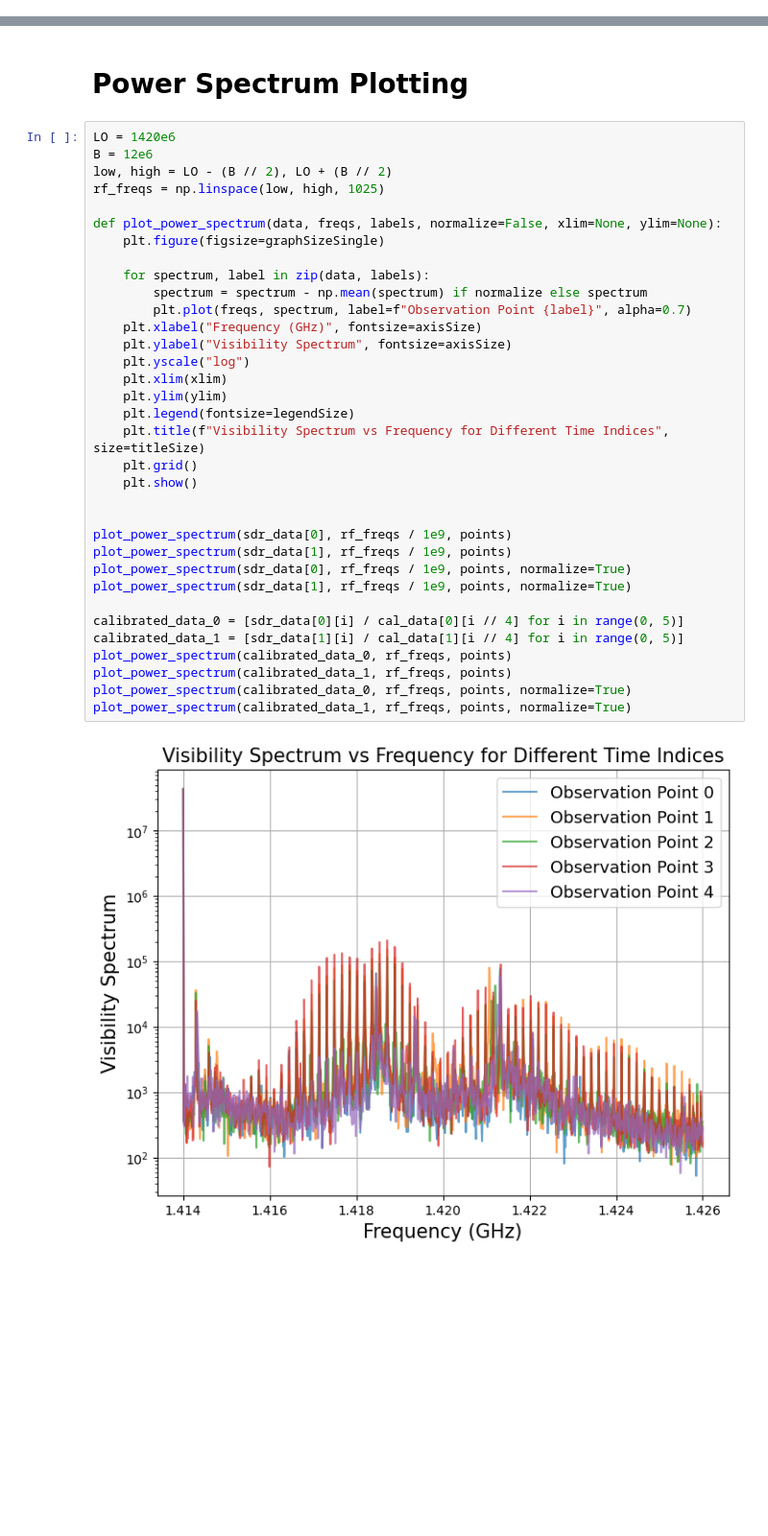
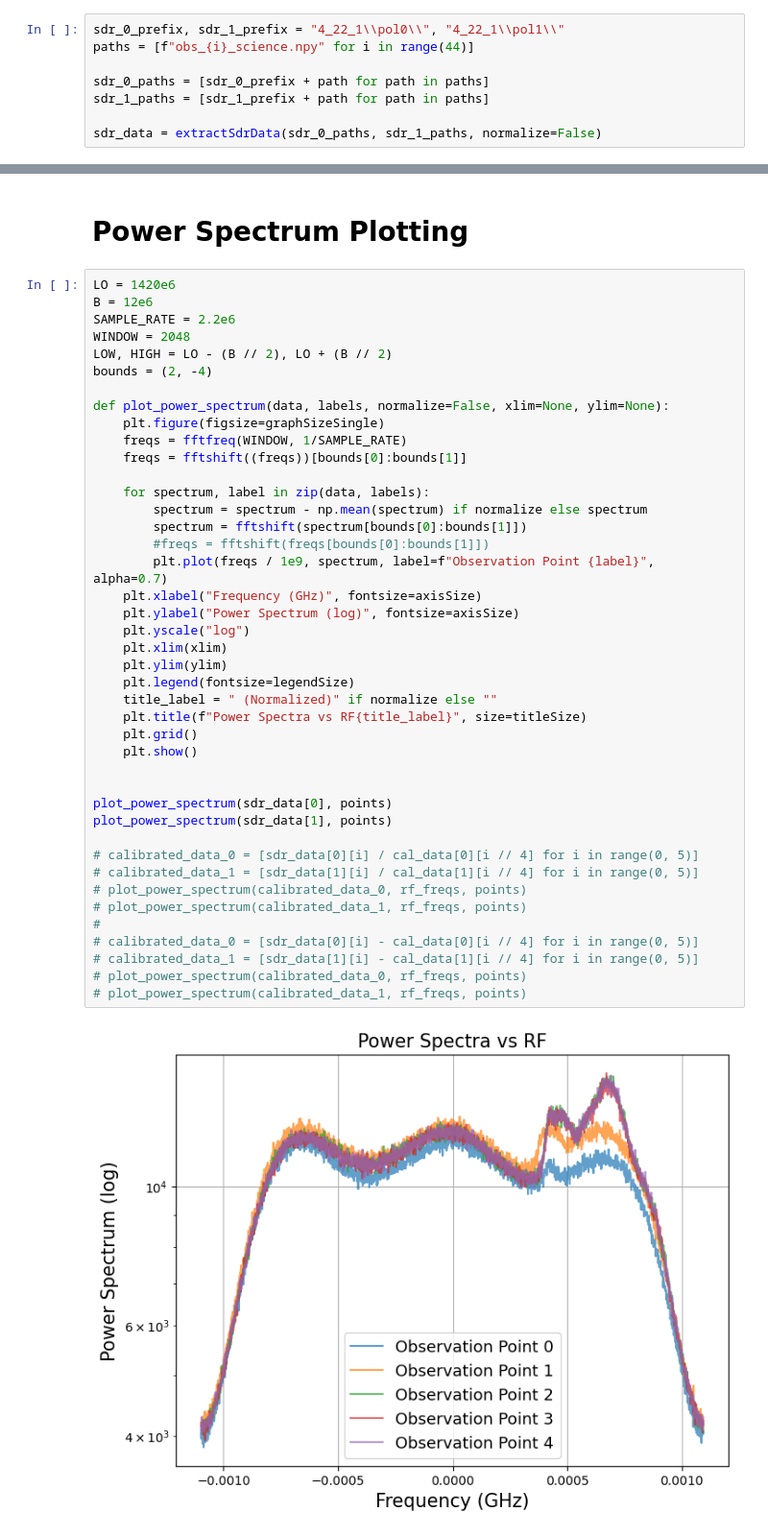
Before and after one commit to Brandon102002/ugastro, a Jupyter notebook: lab_4_analysis.ipynb, the cells around one changed output, grey strips where cells are left out. Shown at 96% size. Cells and saved outputs as stored; diff of their text form; blank space fills up the shorter version.

Commit message:
working graph of fixed point spectra without calibration

```diff
--- a/lab_4_analysis.ipynb
+++ b/lab_4_analysis.ipynb
@@ -81,3 +94,11 @@ sdr_data, cal_data = extractSdrData(sdr_0_paths, sdr_0_cal_paths, sdr_1_paths, s
+# %%
+sdr_0_prefix, sdr_1_prefix = "4_22_1\\pol0\\", "4_22_1\\pol1\\"
+paths = [f"obs_{i}_science.npy" for i in range(44)]
+
+sdr_0_paths = [sdr_0_prefix + path for path in paths]
+sdr_1_paths = [sdr_1_prefix + path for path in paths]
+
+sdr_data = extractSdrData(sdr_0_paths, sdr_1_paths, normalize=False)
 # %%
 print(sdr_data[0])
 print(sdr_data[1])
@@ -112,36 +133,44 @@ print(len(cal_data[0][0]))
 # %%
 LO = 1420e6
 B = 12e6
-low, high = LO - (B // 2), LO + (B // 2)
-rf_freqs = np.linspace(low, high, 1025)
+SAMPLE_RATE = 2.2e6
+WINDOW = 2048
+LOW, HIGH = LO - (B // 2), LO + (B // 2)
+bounds = (2, -4)
 
-def plot_power_spectrum(data, freqs, labels, normalize=False, xlim=None, ylim=None):
+def plot_power_spectrum(data, labels, normalize=False, xlim=None, ylim=None):
     plt.figure(figsize=graphSizeSingle)
+    freqs = fftfreq(WINDOW, 1/SAMPLE_RATE)
+    freqs = fftshift((freqs))[bounds[0]:bounds[1]]
 
     for spectrum, label in zip(data, labels):
         spectrum = spectrum - np.mean(spectrum) if normalize else spectrum
-        plt.plot(freqs, spectrum, label=f"Observation Point {label}", alpha=0.7)
+        spectrum = fftshift(spectrum[bounds[0]:bounds[1]])
+        #freqs = fftshift(freqs[bounds[0]:bounds[1]])
+        plt.plot(freqs / 1e9, spectrum, label=f"Observation Point {label}", alpha=0.7)
     plt.xlabel("Frequency (GHz)", fontsize=axisSize)
-    plt.ylabel("Visibility Spectrum", fontsize=axisSize)
+    plt.ylabel("Power Spectrum (log)", fontsize=axisSize)
     plt.yscale("log")
     plt.xlim(xlim)
     plt.ylim(ylim)
     plt.legend(fontsize=legendSize)
-    plt.title(f"Visibility Spectrum vs Frequency for Different Time Indices", size=titleSize)
+    title_label = " (Normalized)" if normalize else ""
+    plt.title(f"Power Spectra vs RF{title_label}", size=titleSize)
     plt.grid()
     plt.show()
 
 
-plot_power_spectrum(sdr_data[0], rf_freqs / 1e9, points)
-plot_power_spectrum(sdr_data[1], rf_freqs / 1e9, points)
-plot_power_spectrum(sdr_data[0], rf_freqs / 1e9, points, normalize=True)
-plot_power_spectrum(sdr_data[1], rf_freqs / 1e9, points, normalize=True)
+plot_power_spectrum(sdr_data[0], points)
+plot_power_spectrum(sdr_data[1], points)
 
-calibrated_data_0 = [sdr_data[0][i] / cal_data[0][i // 4] for i in range(0, 5)]
-calibrated_data_1 = [sdr_data[1][i] / cal_data[1][i // 4] for i in range(0, 5)]
-plot_power_spectrum(calibrated_data_0, rf_freqs, points)
-plot_power_spectrum(calibrated_data_1, rf_freqs, points)
-plot_power_spectrum(calibrated_data_0, rf_freqs, points, normalize=True)
-plot_power_spectrum(calibrated_data_1, rf_freqs, points, normalize=True)
+# calibrated_data_0 = [sdr_data[0][i] / cal_data[0][i // 4] for i in range(0, 5)]
+# calibrated_data_1 = [sdr_data[1][i] / cal_data[1][i // 4] for i in range(0, 5)]
+# plot_power_spectrum(calibrated_data_0, rf_freqs, points)
+# plot_power_spectrum(calibrated_data_1, rf_freqs, points)
+#
+# calibrated_data_0 = [sdr_data[0][i] - cal_data[0][i // 4] for i in range(0, 5)]
+# calibrated_data_1 = [sdr_data[1][i] - cal_data[1][i // 4] for i in range(0, 5)]
+# plot_power_spectrum(calibrated_data_0, rf_freqs, points)
+# plot_power_spectrum(calibrated_data_1, rf_freqs, points)
 # %% [output]
-[figure, old version]
+[figure, new version]
```
Also changed, not shown: parts of 4 cells of this notebook.
